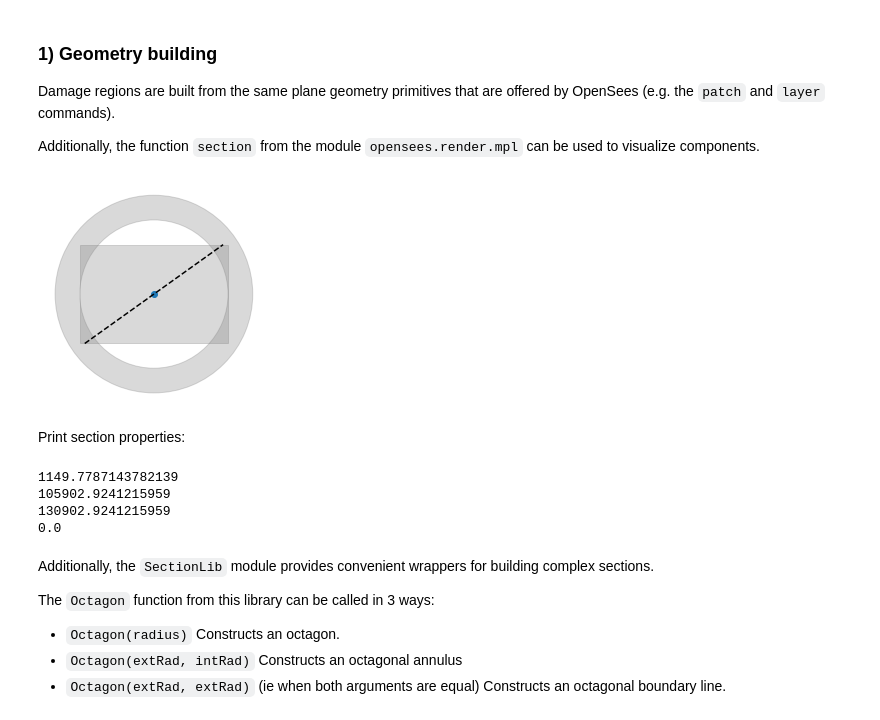
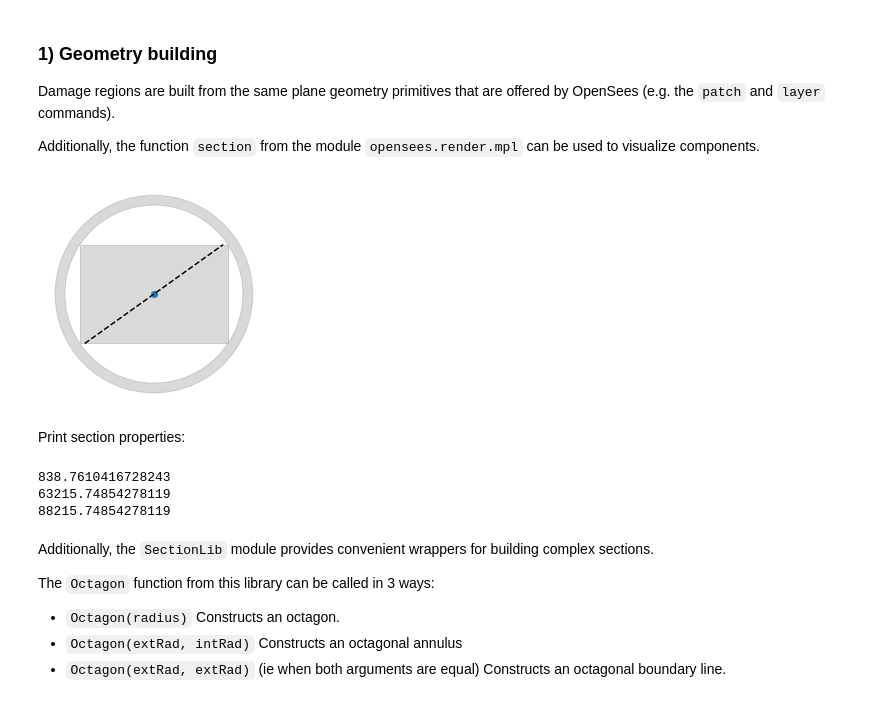
Before and after one commit to BRACE2/Scripts, a Jupyter notebook: SectionRegions/Tests_2.ipynb, the cells around one changed output. Saved outputs shown, nothing was run; the diff lists cells and outputs as text; code cells hidden in the pictures.

```diff
--- a/SectionRegions/Tests_2.ipynb
+++ b/SectionRegions/Tests_2.ipynb
@@ -33,11 +33,13 @@ Additionally, the function `section` from the module `opensees.render.mpl` can b
 from opensees import patch, layer, section
 import opensees.render.mpl as render
 # %%
-s = section.FiberSection(fibers=[
-        patch.circ(extRad=20, intRad=15),
+s = section.FiberSection(
+    areas = [
+        patch.circ(extRad=20, intRad=18),
         layer.line(vertices=[[-14, -10], [14, 10]]),
-        patch.rect(vertices=[[-15, -10], [15, 10]]),
-])
+        patch.rect(vertices=[[-15, -10], [15, 10]])
+    ]
+)
 render.section(s);
 # %% [output]
-[figure, old version]
+[figure, new version]
@@ -45,14 +50,13 @@ render.section(s);
 Print section properties:
 # %%
 print(s.area)
-print(s.ixx)
-print(s.iyy)
-print(s.ixy)
+print(s.ixc)
+print(s.iyc)
+# print(s.ixc)
 # %% [output]
-1149.7787143782139
-105902.9241215959
-130902.9241215959
-0.0
+838.7610416728243
+63215.74854278119
+88215.74854278119
 # %% [markdown]
 Additionally, the `SectionLib` module provides convenient wrappers for building  complex sections.
 
```
Also changed, not shown: parts of 5 cells of this notebook, 1 other file.
